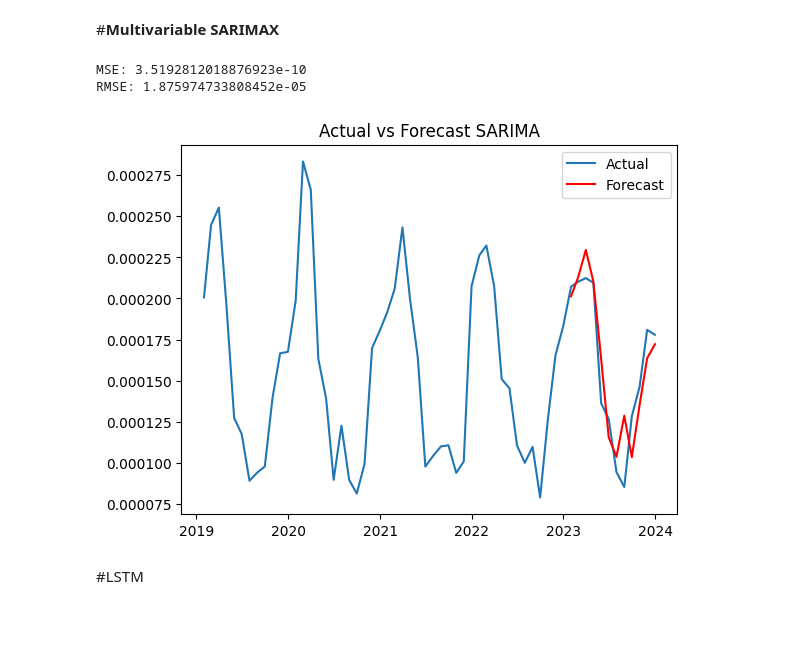
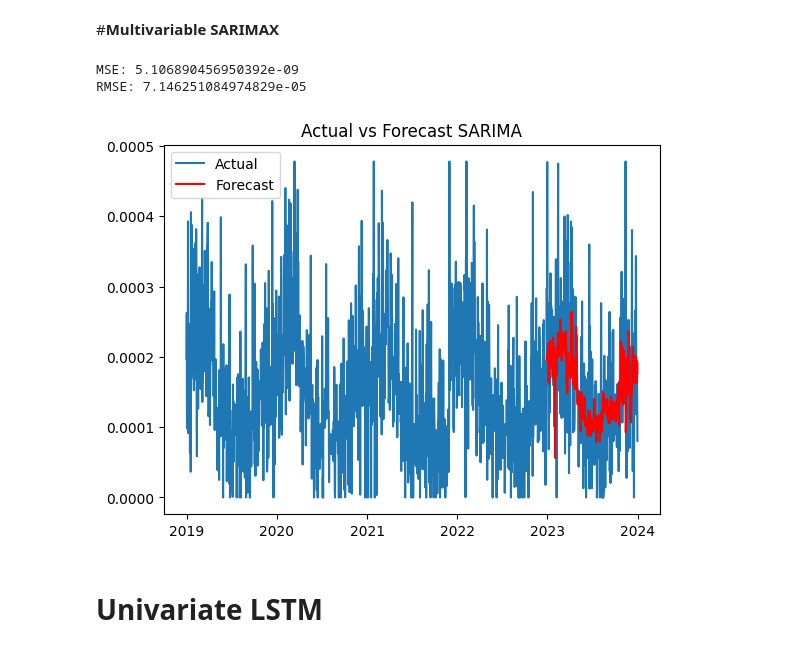
Before and after one commit to RanxduG/Sri-Lanka-Formaldehyde-Level-Analysis, a Jupyter notebook: Colombo_Daily_Prediction_Models.ipynb, the cells around one changed output. Drawn from its saved outputs; the diff is of its cells as text; code cells hidden in the pictures; blank space fills up the shorter version.

```diff
--- a/Colombo_Daily_Prediction_Models.ipynb
+++ b/Colombo_Daily_Prediction_Models.ipynb
@@ -91,11 +90,11 @@ plt.show()
 # %% [markdown]
 #**Spliting train and test data**
 # %%
-split_index = int(len(colombo_monthly_mean) * 0.8)
+split_index = int(len(Colombo_selected) * 0.8)
 
 # Splitting the data into training and test sets
-train_data = colombo_monthly_mean.iloc[:split_index]
-test_data = colombo_monthly_mean.iloc[split_index:]
+train_data = Colombo_selected.iloc[:split_index]
+test_data = Colombo_selected.iloc[split_index:]
 
 print("Length of training set:", len(train_data))
 print("Length of test set:", len(test_data))
@@ -163,8 +178,8 @@ RMSE: 3.0040717014983313e-05
 from statsmodels.tsa.statespace.sarimax import SARIMAX
 
 # SARIMA modeling
-order = (2, 0, 1)  # Non-seasonal parameters
-seasonal_order = (2, 0, 1, 12)  # Seasonal parameters, assuming a yearly seasonal pattern
+order = (5, 0, 1)  # Non-seasonal parameters
+seasonal_order = (5, 0, 1, 12)  # Seasonal parameters, assuming a yearly seasonal pattern
 
 # Combine exogenous variables
 exog_cols = ['RH2M', 'WD10M', 'QV2M', 'WS10M', 'TS', 'PS', 'PRECTOTCORR']
@@ -180,19 +195,19 @@ forecast = model_fit.forecast(steps=len(test_data['HCHO_reading']), exog=exog_da
 # %%
 # Calculate MSE and RMSE
 mse = mean_squared_error(test_data['HCHO_reading'], forecast)
 print("MSE:", mse)
 rmse = np.sqrt(mse)
 print("RMSE:", rmse)
 
 # Visualize actual vs forecast
-plt.plot(colombo_monthly_mean['HCHO_reading'], label="Actual")
+plt.plot(Colombo_selected['HCHO_reading'], label="Actual")
 plt.plot(forecast, label="Forecast", color="red")
 plt.legend()
 plt.title('Actual vs Forecast SARIMA')
 plt.show()
 # %% [output]
-MSE: 3.5192812018876923e-10
-RMSE: 1.875974733808452e-05
+MSE: 5.106890456950392e-09
+RMSE: 7.146251084974829e-05
-[figure, old version]
+[figure, new version]
 # %% [markdown]
-#LSTM
+# **Univariate LSTM**
```
Also changed, not shown: parts of 9 cells of this notebook.
